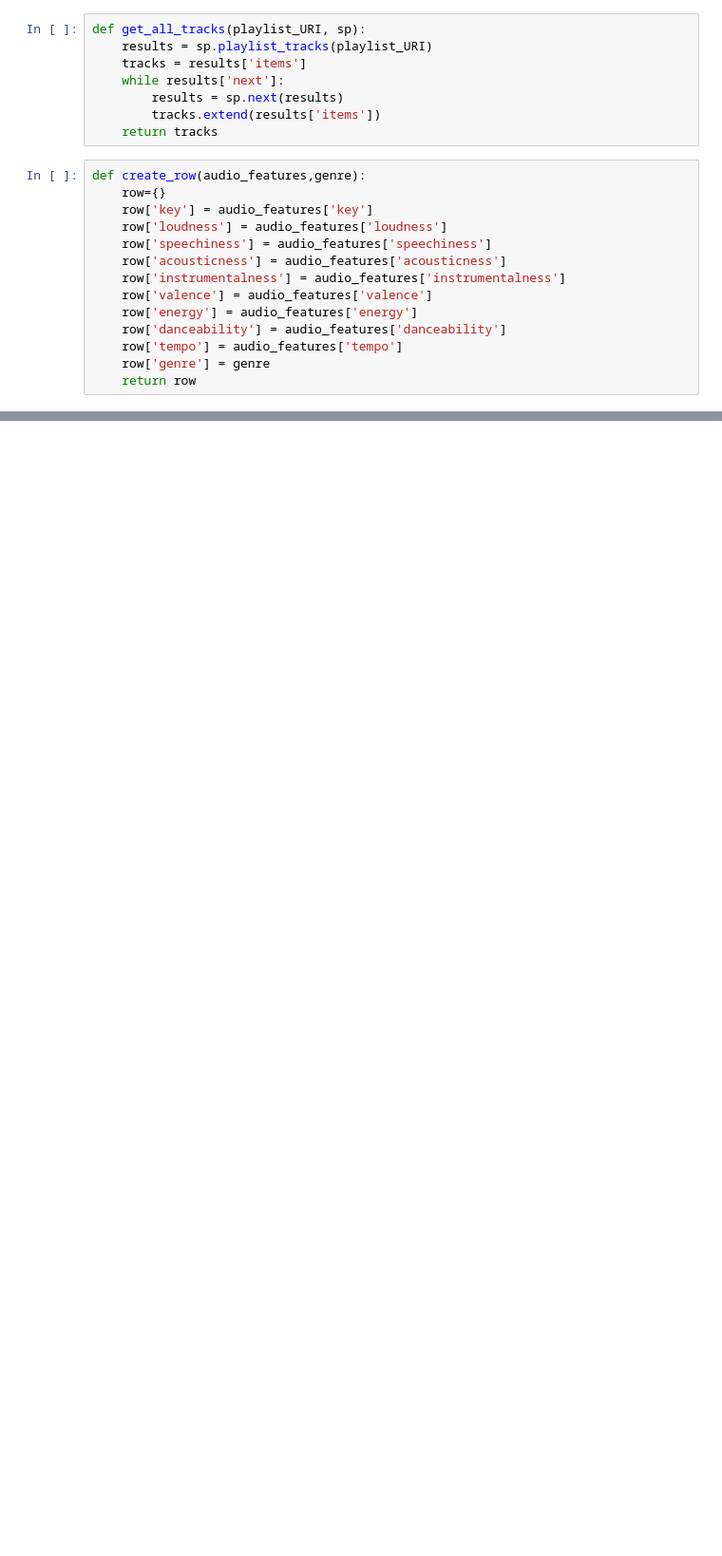
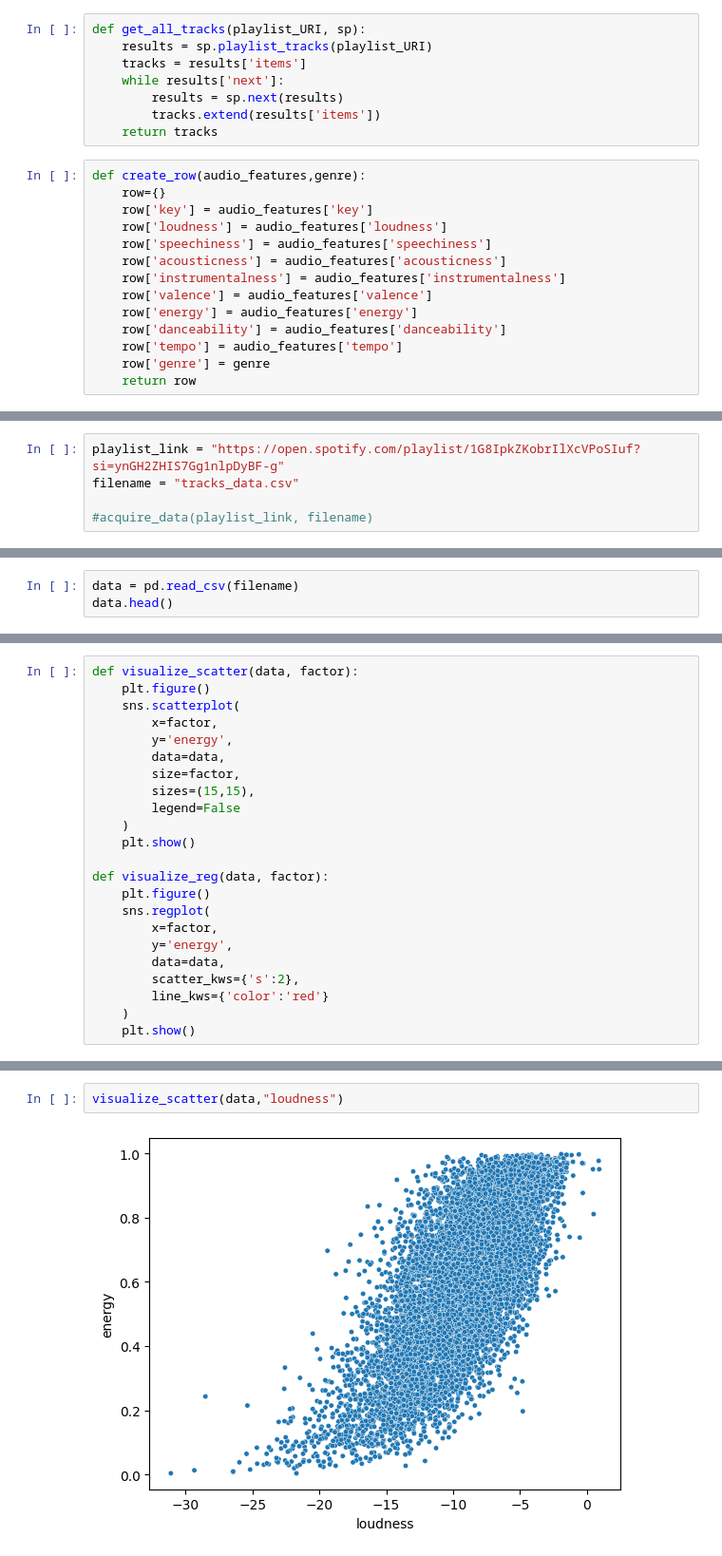
Before and after one commit to kwochal/TracksClassification, a Jupyter notebook: tracks_classification.ipynb, the cells around one changed output, grey strips where cells are left out. Shown at 95% size. Cells and saved outputs as stored; diff of their text form; blank space fills up the shorter version.

Commit message:
added data analysis and modeling

```diff
--- a/tracks_classification.ipynb
+++ b/tracks_classification.ipynb
@@ -78,0 +82,5 @@ def create_row(audio_features,genre):
+# %%
+playlist_link = "https://open.spotify.com/playlist/1G8IpkZKobrIlXcVPoSIuf?si=ynGH2ZHIS7Gg1nlpDyBF-g"
+filename = "tracks_data.csv"
+
+#acquire_data(playlist_link, filename)
@@ -78,0 +91,3 @@ def create_row(audio_features,genre):
+# %%
+data = pd.read_csv(filename)
+data.head()
@@ -78,0 +104,23 @@ def create_row(audio_features,genre):
+# %%
+def visualize_scatter(data, factor):
+    plt.figure()
+    sns.scatterplot(
+        x=factor,
+        y='energy',
+        data=data,
+        size=factor,
+        sizes=(15,15),
+        legend=False
+    )
+    plt.show()
+
+def visualize_reg(data, factor):
+    plt.figure()
+    sns.regplot(
+        x=factor,
+        y='energy',
+        data=data,
+        scatter_kws={'s':2},
+        line_kws={'color':'red'}
+    )
+    plt.show()
@@ -78,0 +129,4 @@ def create_row(audio_features,genre):
+# %%
+visualize_scatter(data,"loudness")
+# %% [output]
+[figure, added]
```
Also changed, not shown: parts of 60 cells of this notebook.
